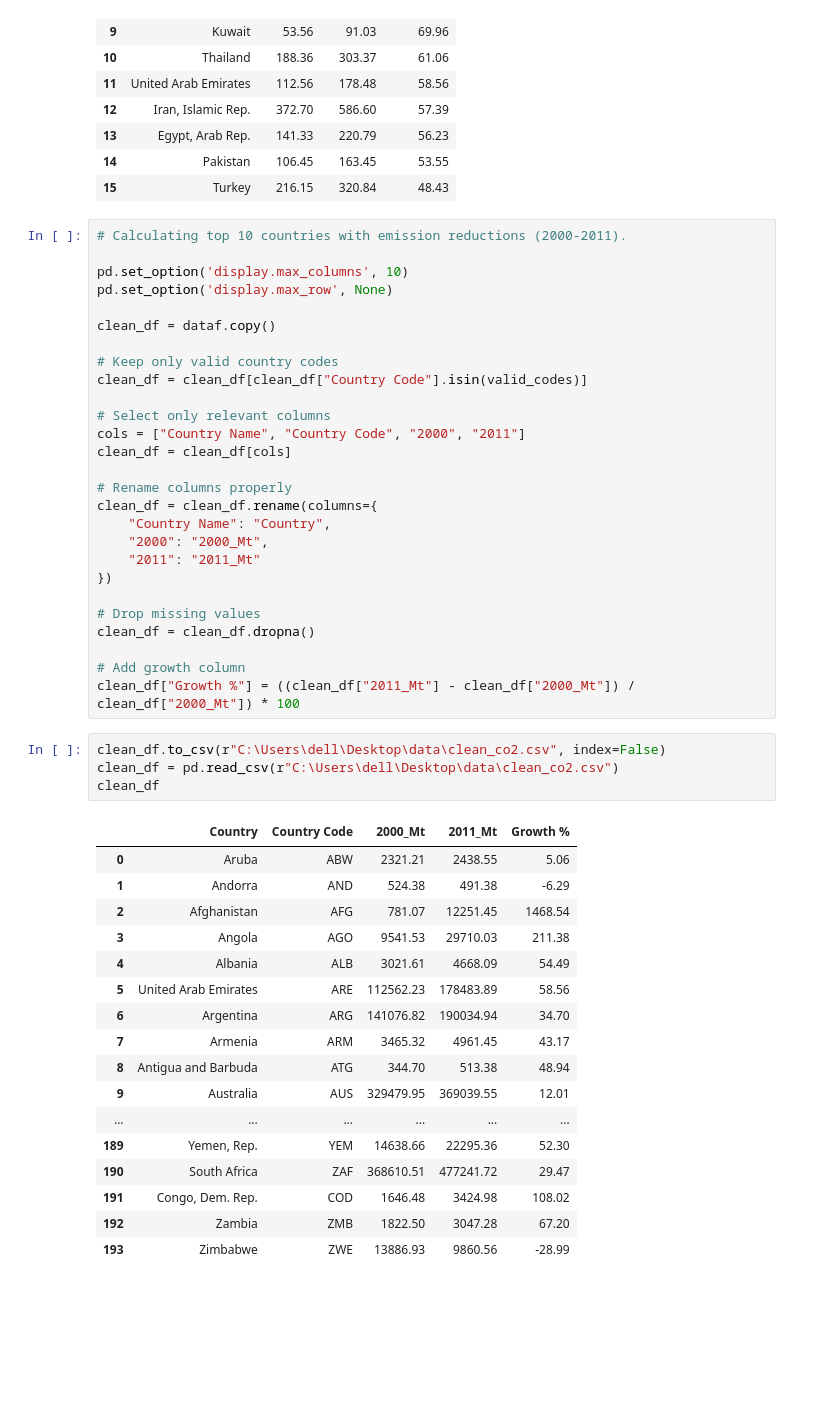
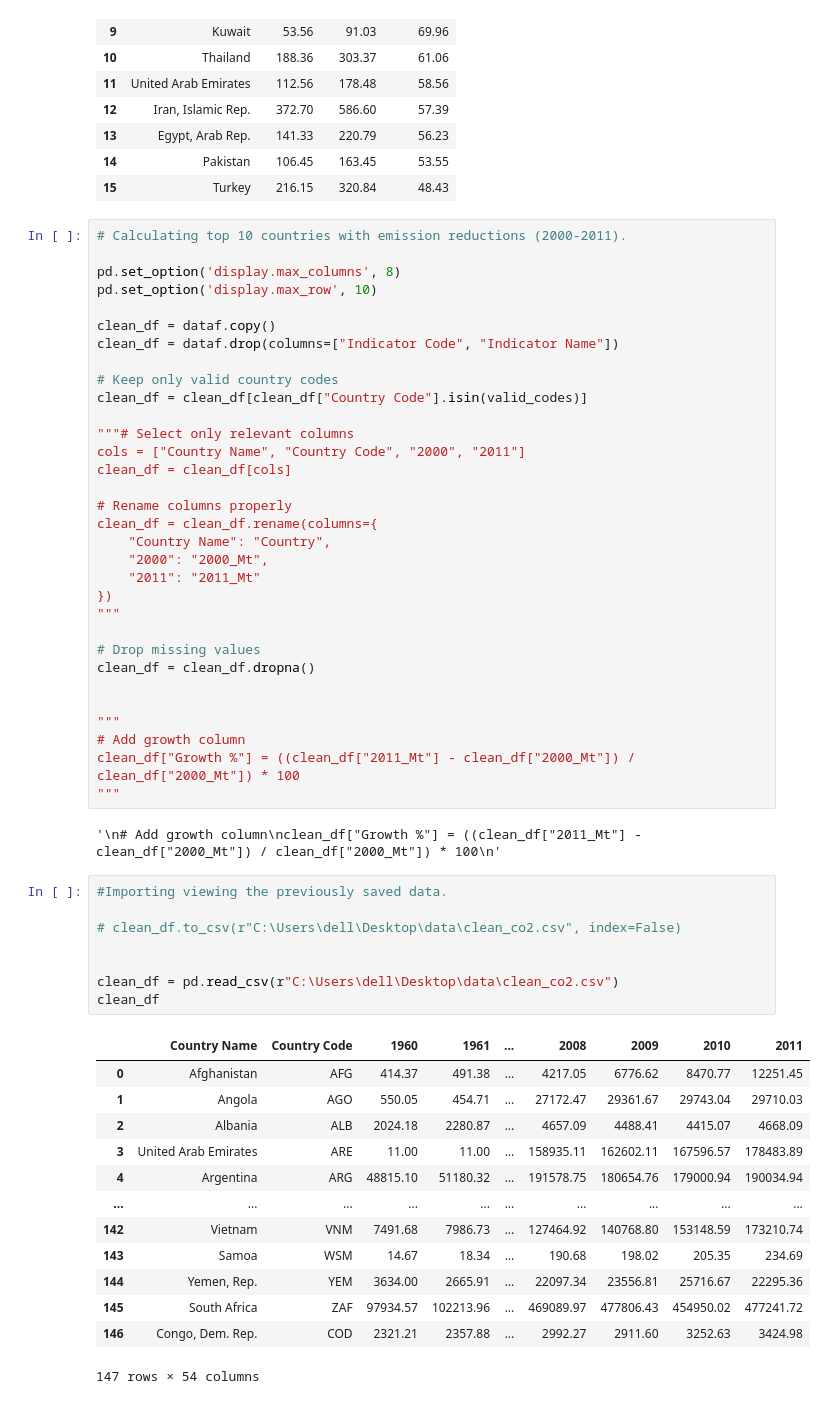
Before and after one commit to sanaullah525/Global-CO2-Emissions-Data-Analysis-Project, a Jupyter notebook: datapr.ipynb, the cells around one changed output. Drawn from its saved outputs; the diff is of its cells as text; blank space fills up the shorter version.

```diff
--- a/datapr.ipynb
+++ b/datapr.ipynb
@@ -241,15 +241,16 @@ df
 # %%
 # Calculating top 10 countries with emission reductions (2000-2011).
 
-pd.set_option('display.max_columns', 10)
-pd.set_option('display.max_row', None)
+pd.set_option('display.max_columns', 8)
+pd.set_option('display.max_row', 10)
 
 clean_df = dataf.copy()
+clean_df = dataf.drop(columns=["Indicator Code", "Indicator Name"])
 
 # Keep only valid country codes
 clean_df = clean_df[clean_df["Country Code"].isin(valid_codes)]
 
-# Select only relevant columns
+"""# Select only relevant columns
 cols = ["Country Name", "Country Code", "2000", "2011"]
 clean_df = clean_df[cols]
 
@@ -259,31 +260,37 @@ clean_df = clean_df.rename(columns={
     "2000": "2000_Mt",
     "2011": "2011_Mt"
 })
+"""
 
 # Drop missing values
 clean_df = clean_df.dropna()
 
+
+"""
 # Add growth column
 clean_df["Growth %"] = ((clean_df["2011_Mt"] - clean_df["2000_Mt"]) / clean_df["2000_Mt"]) * 100
+"""
+# %% [output]
+'\n# Add growth column\nclean_df["Growth %"] = ((clean_df["2011_Mt"] - clean_df["2000_Mt"]) / clean_df["2000_Mt"]) * 100\n'
 # %%
-clean_df.to_csv(r"C:\Users\dell\Desktop\data\clean_co2.csv", index=False)
+#Importing viewing the previously saved data.
+
+# clean_df.to_csv(r"C:\Users\dell\Desktop\data\clean_co2.csv", index=False)
+
+
 clean_df = pd.read_csv(r"C:\Users\dell\Desktop\data\clean_co2.csv")
 clean_df
 # %% [output]
-|  | Country | Country Code | 2000_Mt | 2011_Mt | Growth % |
-| 0 | Aruba | ABW | 2321.21 | 2438.55 | 5.06 |
-| 1 | Andorra | AND | 524.38 | 491.38 | -6.29 |
-| 2 | Afghanistan | AFG | 781.07 | 12251.45 | 1468.54 |
-| 3 | Angola | AGO | 9541.53 | 29710.03 | 211.38 |
-| 4 | Albania | ALB | 3021.61 | 4668.09 | 54.49 |
-| 5 | United Arab Emirates | ARE | 112562.23 | 178483.89 | 58.56 |
-| 6 | Argentina | ARG | 141076.82 | 190034.94 | 34.70 |
-| 7 | Armenia | ARM | 3465.32 | 4961.45 | 43.17 |
-| 8 | Antigua and Barbuda | ATG | 344.70 | 513.38 | 48.94 |
-| 9 | Australia | AUS | 329479.95 | 369039.55 | 12.01 |
-| ... | ... | ... | ... | ... | ... |
-| 189 | Yemen, Rep. | YEM | 14638.66 | 22295.36 | 52.30 |
-| 190 | South Africa | ZAF | 368610.51 | 477241.72 | 29.47 |
-| 191 | Congo, Dem. Rep. | COD | 1646.48 | 3424.98 | 108.02 |
-| 192 | Zambia | ZMB | 1822.50 | 3047.28 | 67.20 |
-| 193 | Zimbabwe | ZWE | 13886.93 | 9860.56 | -28.99 |
+|  | Country Name | Country Code | 1960 | 1961 | ... | 2008 | 2009 | 2010 | 2011 |
+| 0 | Afghanistan | AFG | 414.37 | 491.38 | ... | 4217.05 | 6776.62 | 8470.77 | 12251.45 |
+| 1 | Angola | AGO | 550.05 | 454.71 | ... | 27172.47 | 29361.67 | 29743.04 | 29710.03 |
+| 2 | Albania | ALB | 2024.18 | 2280.87 | ... | 4657.09 | 4488.41 | 4415.07 | 4668.09 |
+| 3 | United Arab Emirates | ARE | 11.00 | 11.00 | ... | 158935.11 | 162602.11 | 167596.57 | 178483.89 |
+| 4 | Argentina | ARG | 48815.10 | 51180.32 | ... | 191578.75 | 180654.76 | 179000.94 | 190034.94 |
+| ... | ... | ... | ... | ... | ... | ... | ... | ... | ... |
+| 142 | Vietnam | VNM | 7491.68 | 7986.73 | ... | 127464.92 | 140768.80 | 153148.59 | 173210.74 |
+| 143 | Samoa | WSM | 14.67 | 18.34 | ... | 190.68 | 198.02 | 205.35 | 234.69 |
+| 144 | Yemen, Rep. | YEM | 3634.00 | 2665.91 | ... | 22097.34 | 23556.81 | 25716.67 | 22295.36 |
+| 145 | South Africa | ZAF | 97934.57 | 102213.96 | ... | 469089.97 | 477806.43 | 454950.02 | 477241.72 |
+| 146 | Congo, Dem. Rep. | COD | 2321.21 | 2357.88 | ... | 2992.27 | 2911.60 | 3252.63 | 3424.98 |
+147 rows × 54 columns
```
Also changed, not shown: parts of 1 cell of this notebook.
